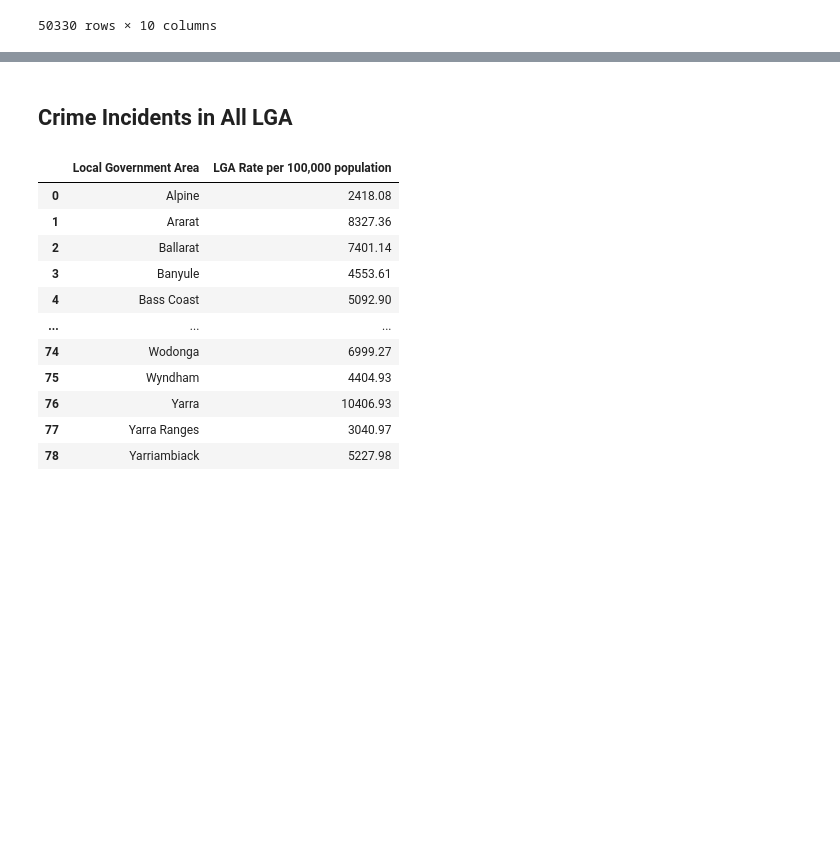
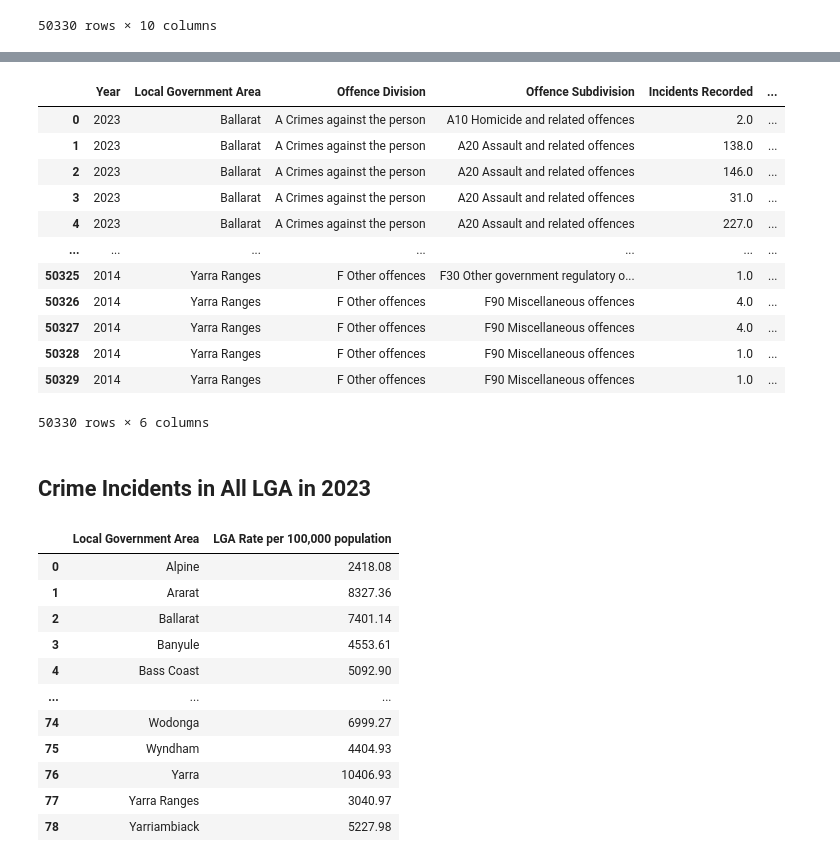
Before and after one commit to MahsaHesam/Project1, a Jupyter notebook: crime_main_code.ipynb, the cells around one changed output, grey strips where cells are left out. Cells and saved outputs as stored; diff of their text form; code cells hidden in the pictures; blank space fills up the shorter version.

```diff
--- a/crime_main_code.ipynb
+++ b/crime_main_code.ipynb
@@ -48,3 +29,22 @@ crime_23
+# %%
+# Get relevant columns
+clean_crimes = vic_crimes[["Year", "Local Government Area", "Offence Division", "Offence Subdivision",
+                     "Incidents Recorded", "LGA Rate per 100,000 population"]]
+clean_crimes
+# %% [output]
+|  | Year | Local Government Area | Offence Division | Offence Subdivision | Incidents Recorded | ... |
+| 0 | 2023 | Ballarat | A Crimes against the person | A10 Homicide and related offences | 2.0 | ... |
+| 1 | 2023 | Ballarat | A Crimes against the person | A20 Assault and related offences | 138.0 | ... |
+| 2 | 2023 | Ballarat | A Crimes against the person | A20 Assault and related offences | 146.0 | ... |
+| 3 | 2023 | Ballarat | A Crimes against the person | A20 Assault and related offences | 31.0 | ... |
+| 4 | 2023 | Ballarat | A Crimes against the person | A20 Assault and related offences | 227.0 | ... |
+| ... | ... | ... | ... | ... | ... | ... |
+| 50325 | 2014 | Yarra Ranges | F Other offences | F30 Other government regulatory o... | 1.0 | ... |
+| 50326 | 2014 | Yarra Ranges | F Other offences | F90 Miscellaneous offences | 4.0 | ... |
+| 50327 | 2014 | Yarra Ranges | F Other offences | F90 Miscellaneous offences | 4.0 | ... |
+| 50328 | 2014 | Yarra Ranges | F Other offences | F90 Miscellaneous offences | 1.0 | ... |
+| 50329 | 2014 | Yarra Ranges | F Other offences | F90 Miscellaneous offences | 1.0 | ... |
+50330 rows × 6 columns
 # %% [markdown]
-## Crime Incidents in All LGA
+## Crime Incidents in All LGA in 2023
 # %%
```
Also changed, not shown: parts of 15 cells of this notebook, 1 other file.
